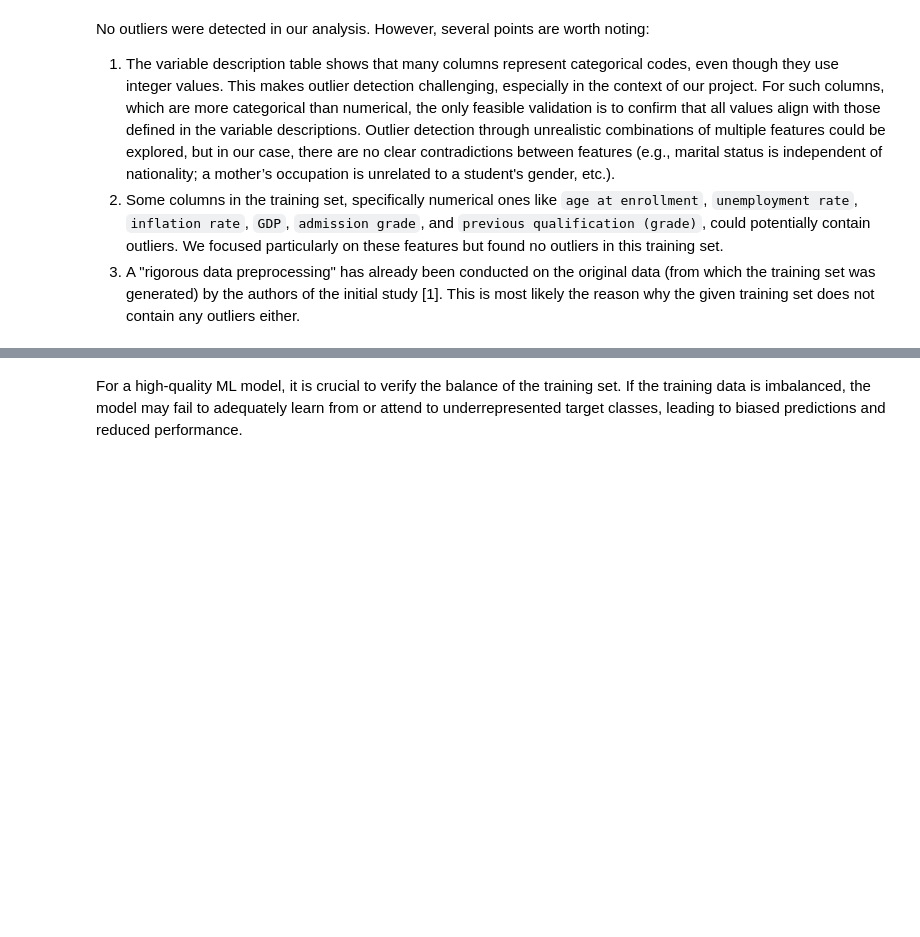
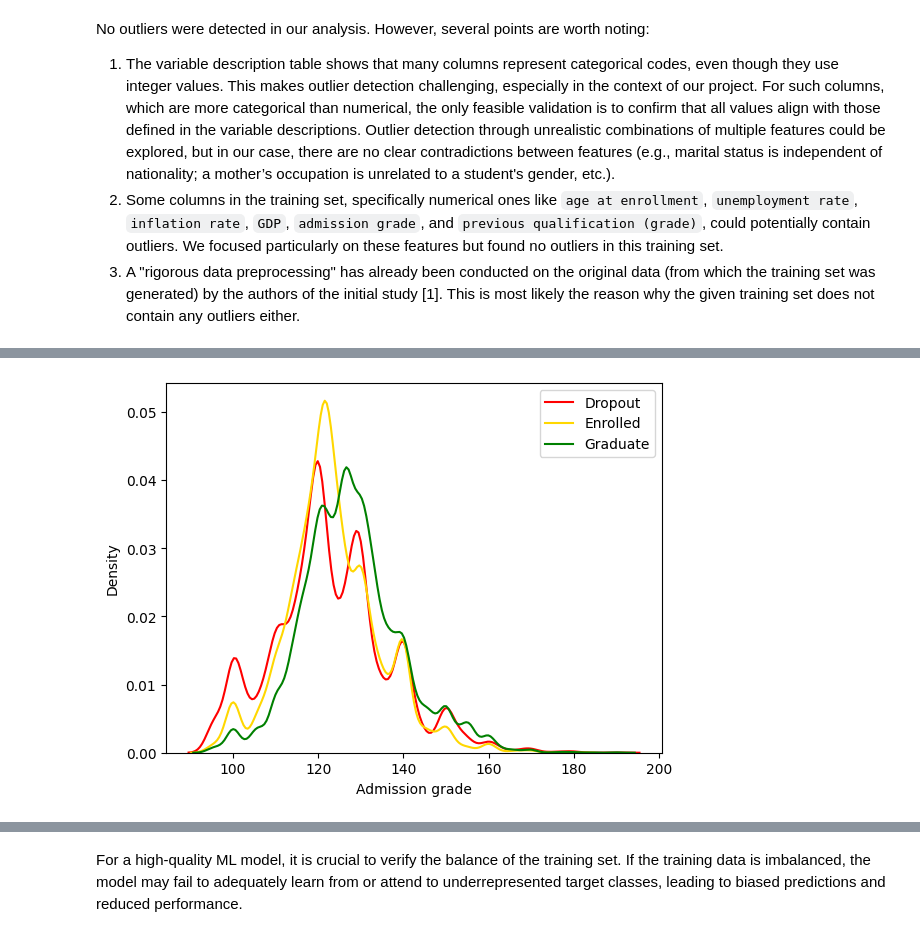
Before and after one commit to azakatov/ut-ml-project-2024, a Jupyter notebook: main.ipynb, the cells around one changed output, grey strips where cells are left out. Drawn from its saved outputs; the diff is of its cells as text; code cells hidden in the pictures; blank space fills up the shorter version.

```diff
--- a/main.ipynb
+++ b/main.ipynb
@@ -712,0 +822,12 @@ train.info()
+# %%
+idx = 0
+colors = ['red', 'gold', 'green']
+
+for target, group in train.groupby('Target'):
+    sns.kdeplot(group[["Admission grade"]].squeeze(), label=f'{target}', color=colors[idx])
+    idx += 1
+
+plt.legend()
+plt.show()
+# %% [output]
+[figure, added]
```
Also changed, not shown: parts of 26 cells of this notebook.
